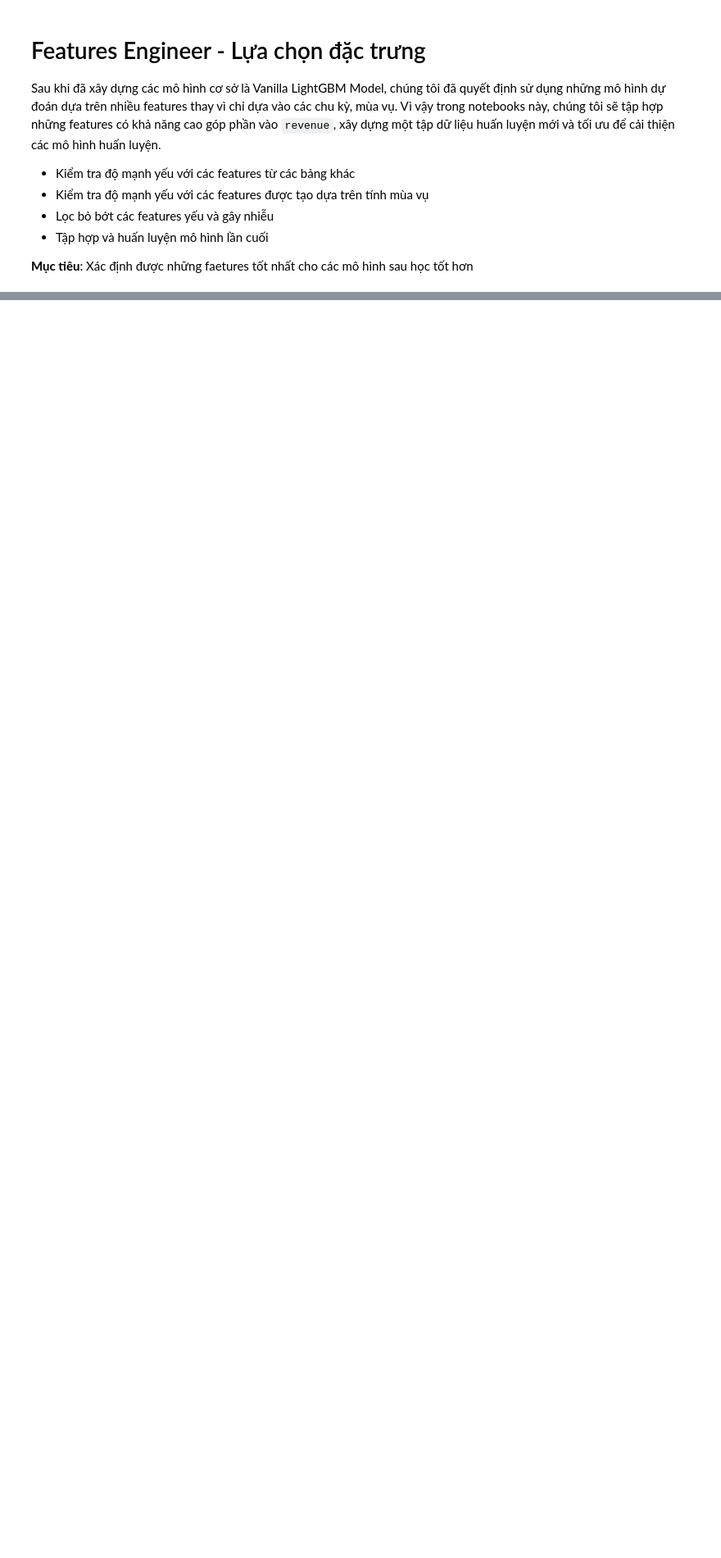
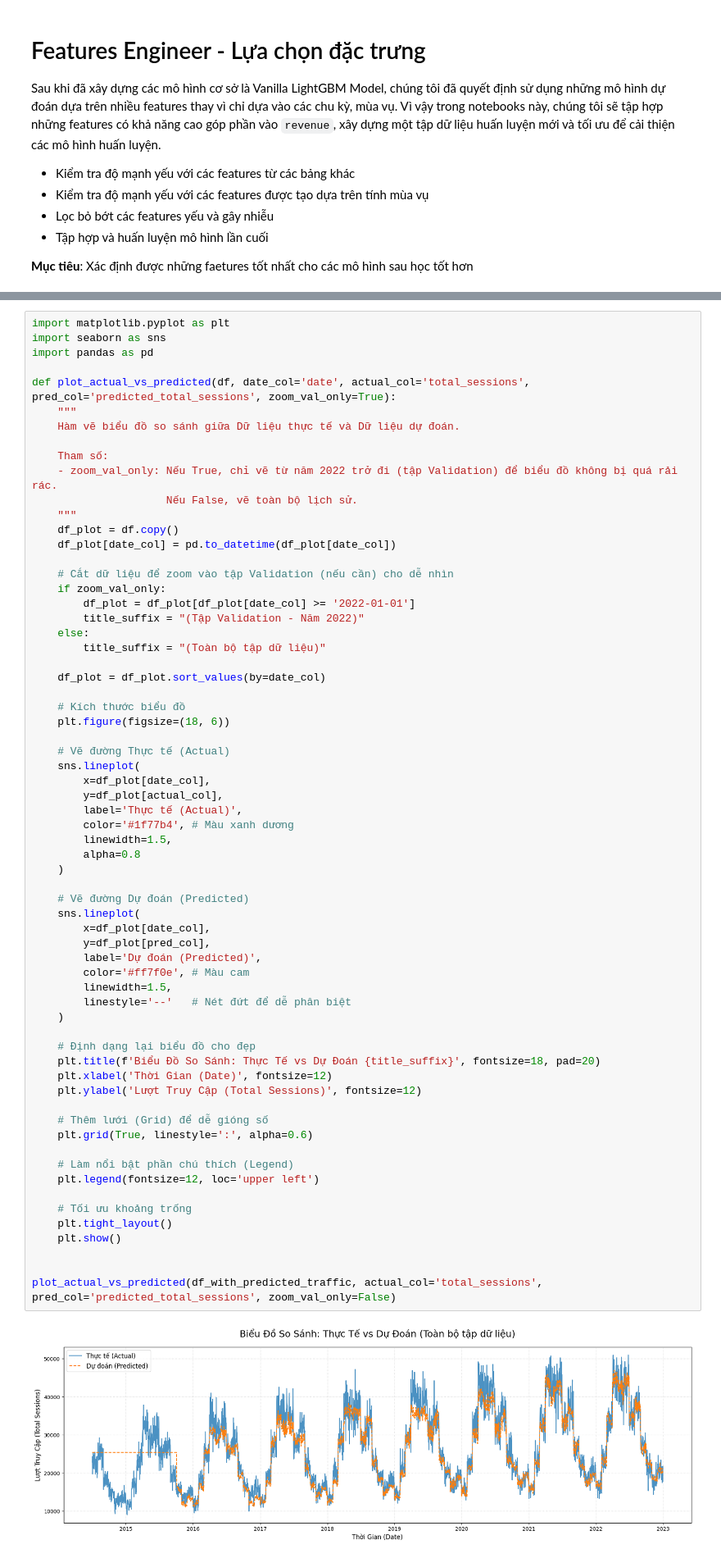
Before and after one commit to anhthu0910/vimchanhxa-datathon, a Jupyter notebook: notebooks/05_FEATURES_ENGINEER_.ipynb, the cells around one changed output, grey strips where cells are left out. Shown at 82% size. Saved outputs shown, nothing was run; the diff lists cells and outputs as text; blank space fills up the shorter version.

```diff
--- a/notebooks/05_FEATURES_ENGINEER_.ipynb
+++ b/notebooks/05_FEATURES_ENGINEER_.ipynb
@@ -265,0 +368,67 @@ Từ các đặc trưng quan trọng ở phần [4. Trực quan hóa](#4), việ
+# %%
+import matplotlib.pyplot as plt
+import seaborn as sns
+import pandas as pd
+
+def plot_actual_vs_predicted(df, date_col='date', actual_col='total_sessions', pred_col='predicted_total_sessions', zoom_val_only=True):
+    """
+    Hàm vẽ biểu đồ so sánh giữa Dữ liệu thực tế và Dữ liệu dự đoán.
+
+    Tham số:
+    - zoom_val_only: Nếu True, chỉ vẽ từ năm 2022 trở đi (tập Validation) để biểu đồ không bị quá rải rác.
+                     Nếu False, vẽ toàn bộ lịch sử.
+    """
+    df_plot = df.copy()
+    df_plot[date_col] = pd.to_datetime(df_plot[date_col])
+
+    # Cắt dữ liệu để zoom vào tập Validation (nếu cần) cho dễ nhìn
+    if zoom_val_only:
+        df_plot = df_plot[df_plot[date_col] >= '2022-01-01']
+        title_suffix = "(Tập Validation - Năm 2022)"
+    else:
+        title_suffix = "(Toàn bộ tập dữ liệu)"
+
+    df_plot = df_plot.sort_values(by=date_col)
+
+    # Kích thước biểu đồ
+    plt.figure(figsize=(18, 6))
+
+    # Vẽ đường Thực tế (Actual)
+    sns.lineplot(
+        x=df_plot[date_col],
+        y=df_plot[actual_col],
+        label='Thực tế (Actual)',
+        color='#1f77b4', # Màu xanh dương
+        linewidth=1.5,
+        alpha=0.8
+    )
+
+    # Vẽ đường Dự đoán (Predicted)
+    sns.lineplot(
+        x=df_plot[date_col],
+        y=df_plot[pred_col],
+        label='Dự đoán (Predicted)',
+        color='#ff7f0e', # Màu cam
+        linewidth=1.5,
+        linestyle='--'   # Nét đứt để dễ phân biệt
+    )
+
+    # Định dạng lại biểu đồ cho đẹp
+    plt.title(f'Biểu Đồ So Sánh: Thực Tế vs Dự Đoán {title_suffix}', fontsize=18, pad=20)
+    plt.xlabel('Thời Gian (Date)', fontsize=12)
+    plt.ylabel('Lượt Truy Cập (Total Sessions)', fontsize=12)
+
+    # Thêm lưới (Grid) để dễ gióng số
+    plt.grid(True, linestyle=':', alpha=0.6)
+
+    # Làm nổi bật phần chú thích (Legend)
+    plt.legend(fontsize=12, loc='upper left')
+
+    # Tối ưu khoảng trống
+    plt.tight_layout()
+    plt.show()
+
+
+plot_actual_vs_predicted(df_with_predicted_traffic, actual_col='total_sessions', pred_col='predicted_total_sessions', zoom_val_only=False)
+# %% [output]
+[figure, added]
```
Also changed, not shown: parts of 45 cells of this notebook, 4 other files.
